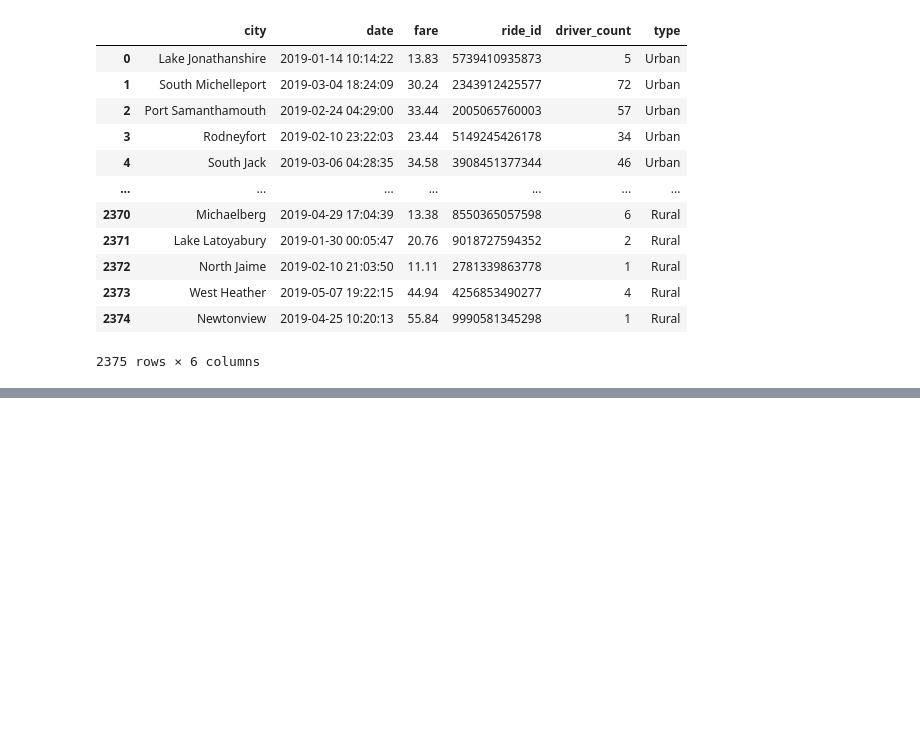
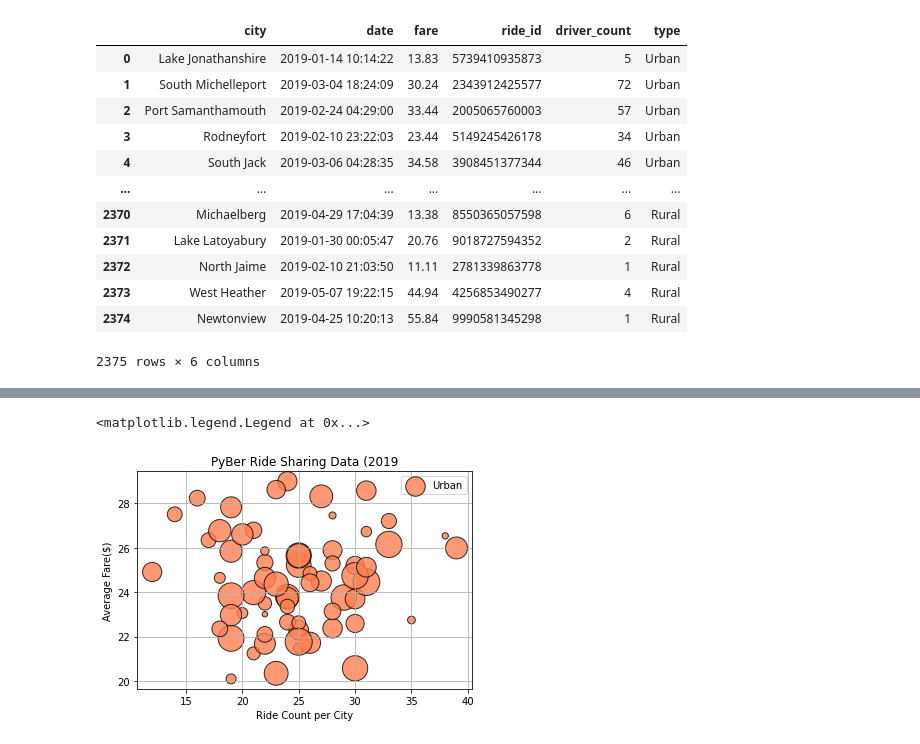
Before and after one commit to tyler-sanzo/PyBer_Analysis, a Jupyter notebook: PyBer.ipynb, the cells around one changed output, grey strips where cells are left out. Cells and saved outputs as stored; diff of their text form; code cells hidden in the pictures; blank space fills up the shorter version.

Commit message:
Updated notebook file and added chart png

```diff
--- a/PyBer.ipynb
+++ b/PyBer.ipynb
@@ -120,0 +119,24 @@ s
+# %%
+#5.3.1 Create DataFrames for Each Type of City
+
+urban_df = pyber_data_df[pyber_data_df.type == 'Urban']
+suburban_df = pyber_data_df[pyber_data_df.type == 'Suburban']
+rural_df = pyber_data_df[pyber_data_df.type == 'Rural']
+# %%
+# Get the number of rides for each city in each type
+urban_ride_count_s = urban_df.groupby(["city"]).count().ride_id
+suburban_ride_count_s = suburban_df.groupby(['city']).count().ride_id
+rural_ride_count_s = rural_df.groupby(['city']).count().ride_id
+# %%
+#Get avg fare for each city in each type
+
+urban_avg_fare_s = urban_df.groupby(["city"]).mean().fare
+suburban_avg_fare_s = suburban_df.groupby(["city"]).mean().fare
+rural_avg_fare_s = rural_df.groupby(["city"]).mean().fare
+# %%
+#num of drivers for each city type
+
+urban_driver_count_s = urban_df.groupby(['city']).mean().driver_count
+suburban_driver_count_s = suburban_df.groupby(['city']).mean().driver_count
+rural_driver_count_s = rural_df.groupby(['city']).mean().driver_count
+urban_driver_count_s
@@ -120,0 +157,18 @@ s
+# %%
+#5.3.5 Creating the bubble charts
+#plot avg fare(y) vs ride count (x)
+
+#add title, legend, axis lables, set size equal to number of drivers, change color
+plt.scatter(urban_ride_count_s, urban_avg_fare_s,
+            s = urban_driver_count_s*10, c='coral',
+            edgecolors='black', linewidths=1,
+            alpha=.8, label = 'Urban' )
+
+plt.title('PyBer Ride Sharing Data (2019')
+plt.xlabel('Ride Count per City')
+plt.ylabel('Average Fare($)')
+plt.grid(True)
+plt.legend()
+# %% [output]
+<matplotlib.legend.Legend at 0x...>
+[figure, added]
```
Also changed, not shown: parts of 6 cells of this notebook, 1 other file.
